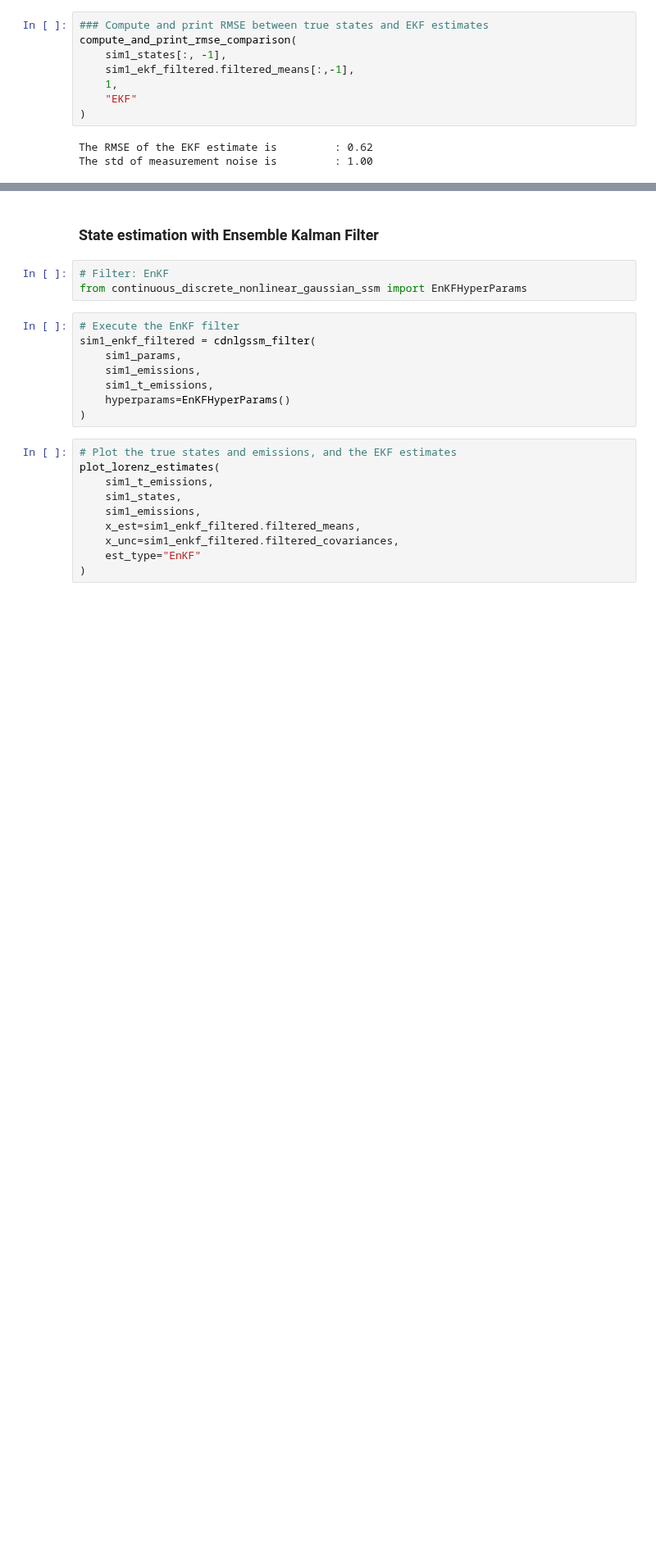
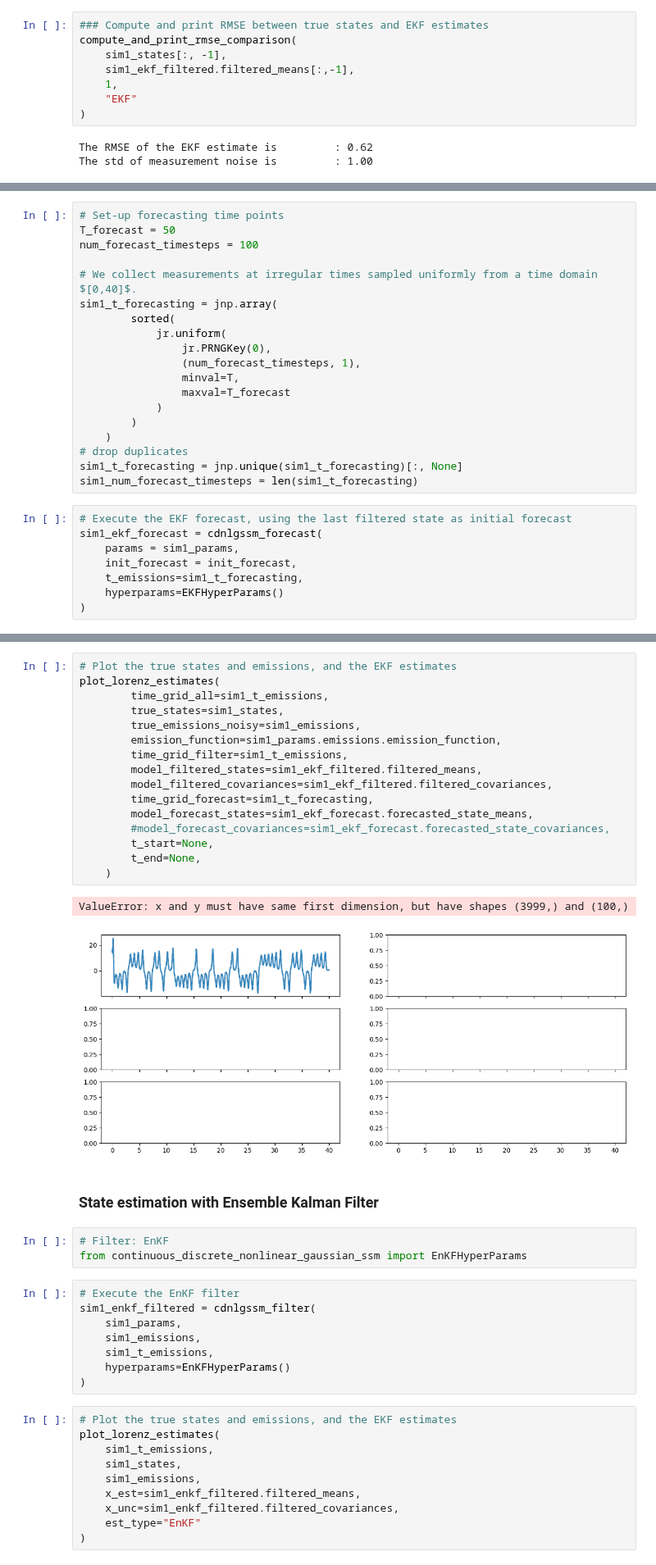
Before and after one commit to hd-UQ/cd_dynamax, a Jupyter notebook: src/notebooks/tutorial/cdnlgssm_filtering.ipynb, the cells around one changed output, grey strips where cells are left out. Shown at 82% size. Drawn from its saved outputs; the diff is of its cells as text; blank space fills up the shorter version.

```diff
--- a/src/notebooks/tutorial/cdnlgssm_filtering.ipynb
+++ b/src/notebooks/tutorial/cdnlgssm_filtering.ipynb
@@ -339,0 +361,27 @@ The std of measurement noise is         : 1.00
+# %%
+# Set-up forecasting time points
+T_forecast = 50
+num_forecast_timesteps = 100
+
+# We collect measurements at irregular times sampled uniformly from a time domain $[0,40]$.
+sim1_t_forecasting = jnp.array(
+        sorted(
+            jr.uniform(
+                jr.PRNGKey(0),
+                (num_forecast_timesteps, 1),
+                minval=T,
+                maxval=T_forecast
+            )
+        )
+    )
+# drop duplicates
+sim1_t_forecasting = jnp.unique(sim1_t_forecasting)[:, None]
+sim1_num_forecast_timesteps = len(sim1_t_forecasting)
+# %%
+# Execute the EKF forecast, using the last filtered state as initial forecast
+sim1_ekf_forecast = cdnlgssm_forecast(
+    params = sim1_params,
+    init_forecast = init_forecast,
+    t_emissions=sim1_t_forecasting,
+    hyperparams=EKFHyperParams()
+)
@@ -340,3 +392,22 @@ The std of measurement noise is         : 1.00
+# %%
+# Plot the true states and emissions, and the EKF estimates
+plot_lorenz_estimates(
+        time_grid_all=sim1_t_emissions,
+        true_states=sim1_states,
+        true_emissions_noisy=sim1_emissions,
+        emission_function=sim1_params.emissions.emission_function,
+        time_grid_filter=sim1_t_emissions,
+        model_filtered_states=sim1_ekf_filtered.filtered_means,
+        model_filtered_covariances=sim1_ekf_filtered.filtered_covariances,
+        time_grid_forecast=sim1_t_forecasting,
+        model_forecast_states=sim1_ekf_forecast.forecasted_state_means,
+        #model_forecast_covariances=sim1_ekf_forecast.forecasted_state_covariances,
+        t_start=None,
+        t_end=None,
+    )
+# %% [output]
+ValueError: x and y must have same first dimension, but have shapes (3999,) and (100,)
+[figure, added]
 # %% [markdown]
 ### State estimation with Ensemble Kalman Filter
 # %%
```
Also changed, not shown: parts of 18 cells of this notebook, 4 other files.
